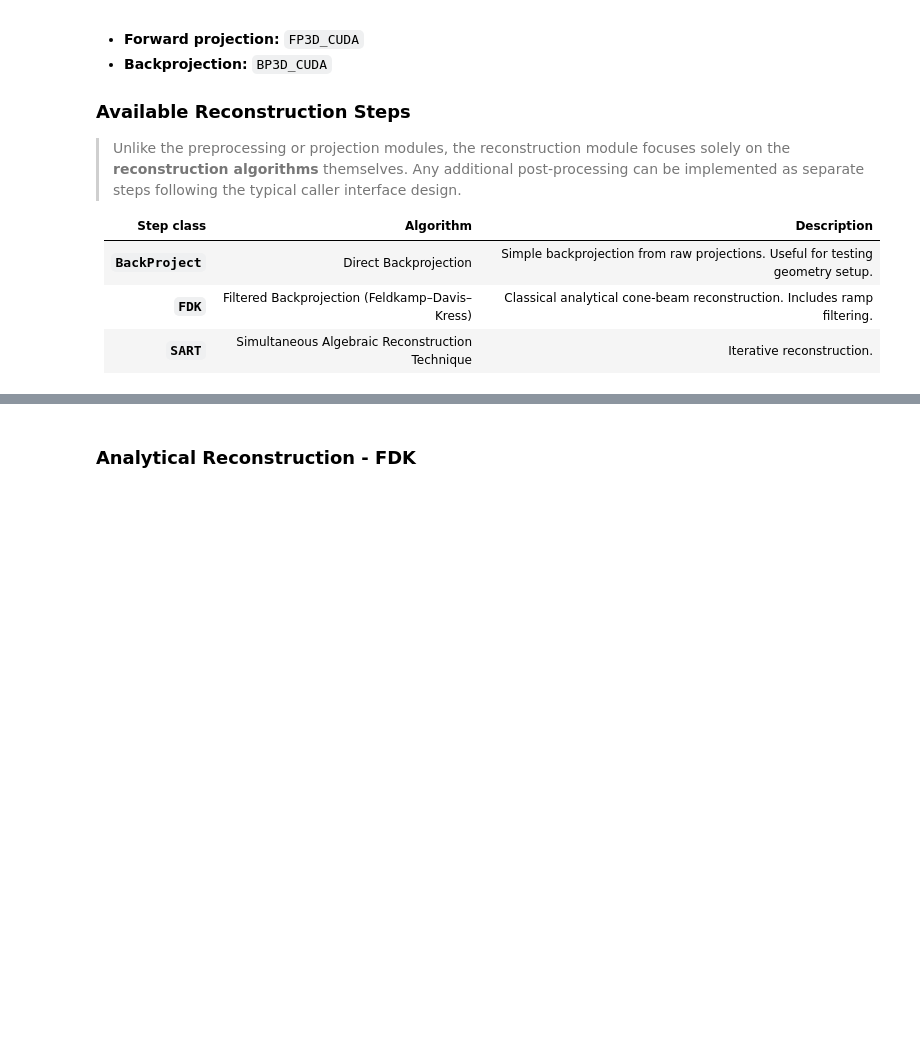
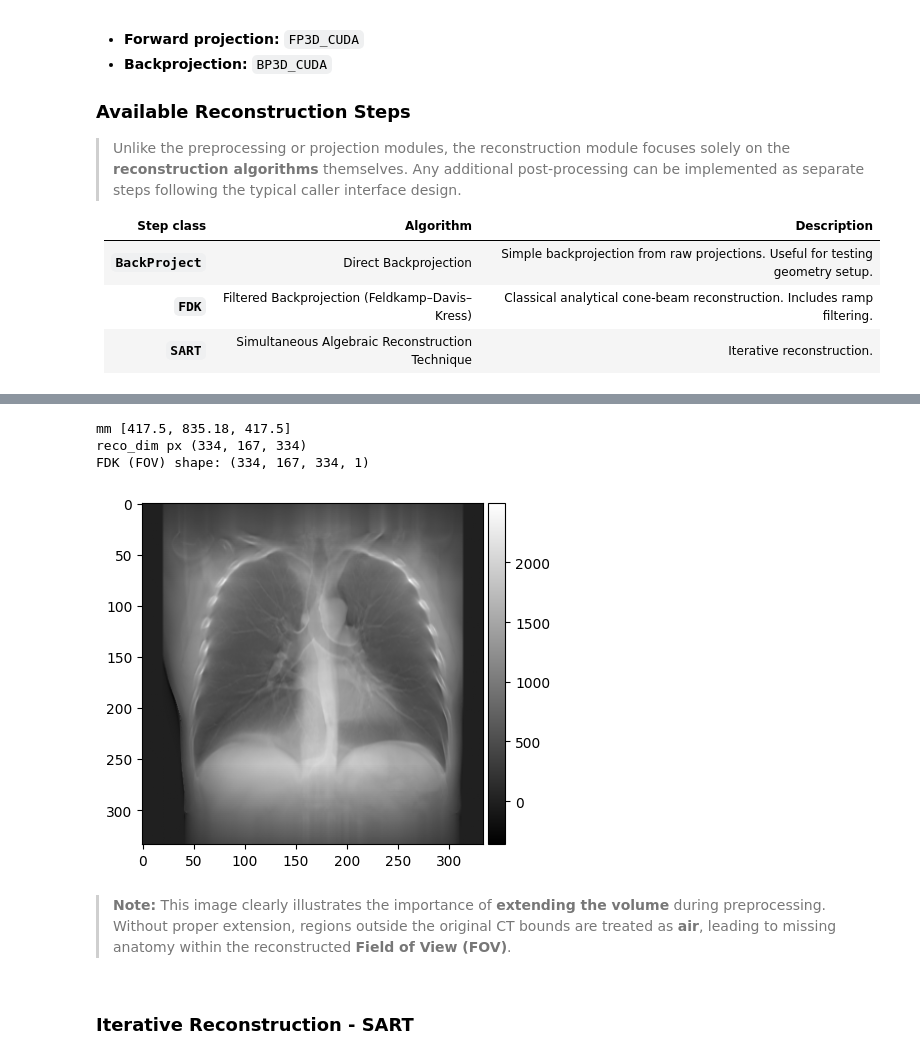
Before and after one commit to mabellag/ChestXSim, a Jupyter notebook: examples/notebooks/4. Reconstruction.ipynb, the cells around one changed output, grey strips where cells are left out. Drawn from its saved outputs; the diff is of its cells as text; code cells hidden in the pictures; blank space fills up the shorter version.

```diff
--- a/examples/notebooks/4. Reconstruction.ipynb
+++ b/examples/notebooks/4. Reconstruction.ipynb
@@ -47,2 +183,23 @@ The **`Astra_Tomo`** subclass provides the **concrete DCT implementation**, conf
+# %%
+fdk_fov = FDK(
+    opt=opt,
+    match_input=False,
+    reco_dim_mm=fov_mm,        # <- fit reconstruction to the system FOV
+    reco_vx=(1.25, 5.00, 1.25),
+    filter_type="ramp",
+    axis=1,
+    padding=True
+)
+
+reco_fov = fdk_fov(projs)
+print("FDK (FOV) shape:", reco_fov.volume.shape)
+plot(reco_fov.volume.get()[:, reco_fov.volume.shape[1]//2, :, 0].T)
+# %% [output]
+mm [417.5, 835.18, 417.5]
+reco_dim px (334, 167, 334)
+FDK (FOV) shape: (334, 167, 334, 1)
+[figure, added]
+# %% [markdown]
+> **Note:**  This image clearly illustrates the importance of **extending the volume** during preprocessing. Without proper extension, regions outside the original CT bounds are treated as **air**, leading to missing anatomy within the reconstructed **Field of View (FOV)**.
 # %% [markdown]
-### Analytical Reconstruction - FDK
+### Iterative Reconstruction - SART
```
Also changed, not shown: parts of 25 cells of this notebook, 7 other files.
